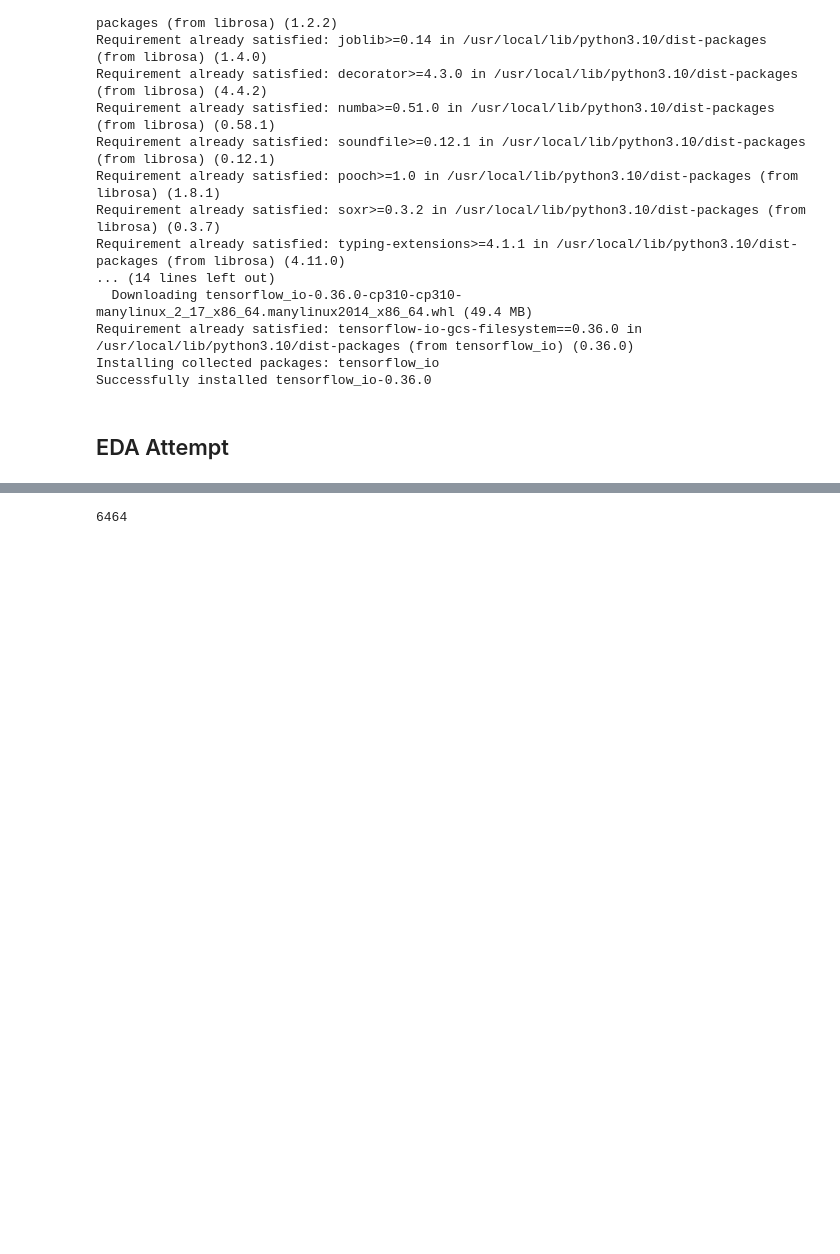
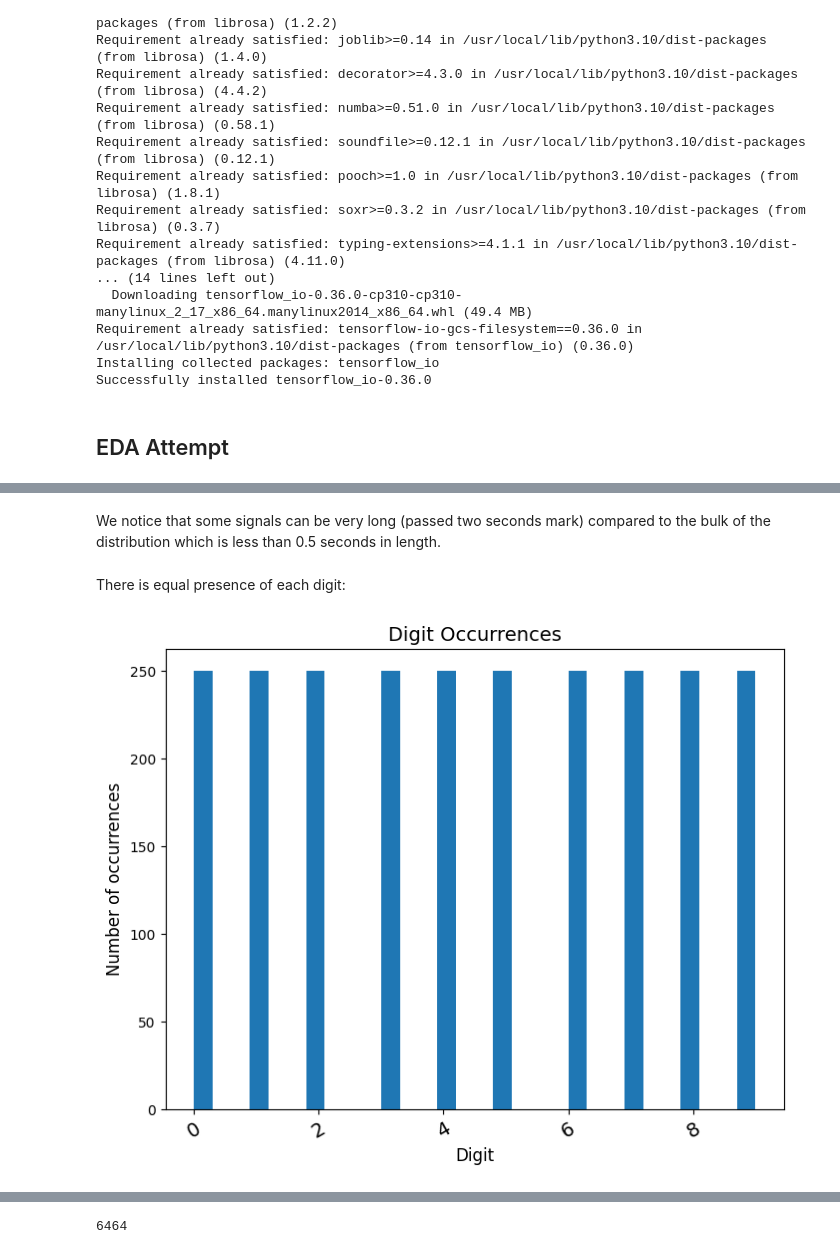
Before and after one commit to bloup1/Deep-Learning, a Jupyter notebook: Summative_assessment_3.ipynb, the cells around one changed output, grey strips where cells are left out. Drawn from its saved outputs; the diff is of its cells as text; code cells hidden in the pictures; blank space fills up the shorter version.

```diff
--- a/Summative_assessment_3.ipynb
+++ b/Summative_assessment_3.ipynb
@@ -157,18 +146,2 @@ Successfully installed tensorflow_io-0.36.0
 # %% [markdown]
 ## EDA Attempt
-# %%
-import numpy as np
-from matplotlib import pyplot as plt
-import seaborn as sns
-
-from os import listdir
-from os.path import join
-from scipy.io import wavfile
-import IPython.display as ipd
-from librosa.effects import trim # trimming signal
-X = []
-for data in ds_whole:
-    X.append(data['audio'].numpy())
-# %%
-for data in ds_whole.take(1):
-    print(data)
@@ -272,0 +211,18 @@ max_sound_trimmed = (fill_to_multiple-(max_sound_trimmed % fill_to_multiple))% f
+# %% [markdown]
+We notice that some signals can be very long (passed two seconds mark) compared to the bulk of the distribution which is less than 0.5 seconds in length.
+# %% [markdown]
+There is equal presence of each digit:
+# %%
+import warnings
+warnings.filterwarnings('ignore')
+fig, ax = plt.subplots(figsize=(8, 6))
+num_bins = 30
+n, bins, patches = ax.hist(labels_array, num_bins, density=False)
+plt.xlabel('Digit', fontsize=12)
+plt.ylabel('Number of occurrences', fontsize=12)
+plt.title("Digit Occurrences", fontsize=14);
+for tick in ax.xaxis.get_major_ticks():
+                tick.label1.set_fontsize(14)
+                tick.label.set_rotation(30)
+# %% [output]
+[figure, added]
```
Also changed, not shown: parts of 119 cells of this notebook.
